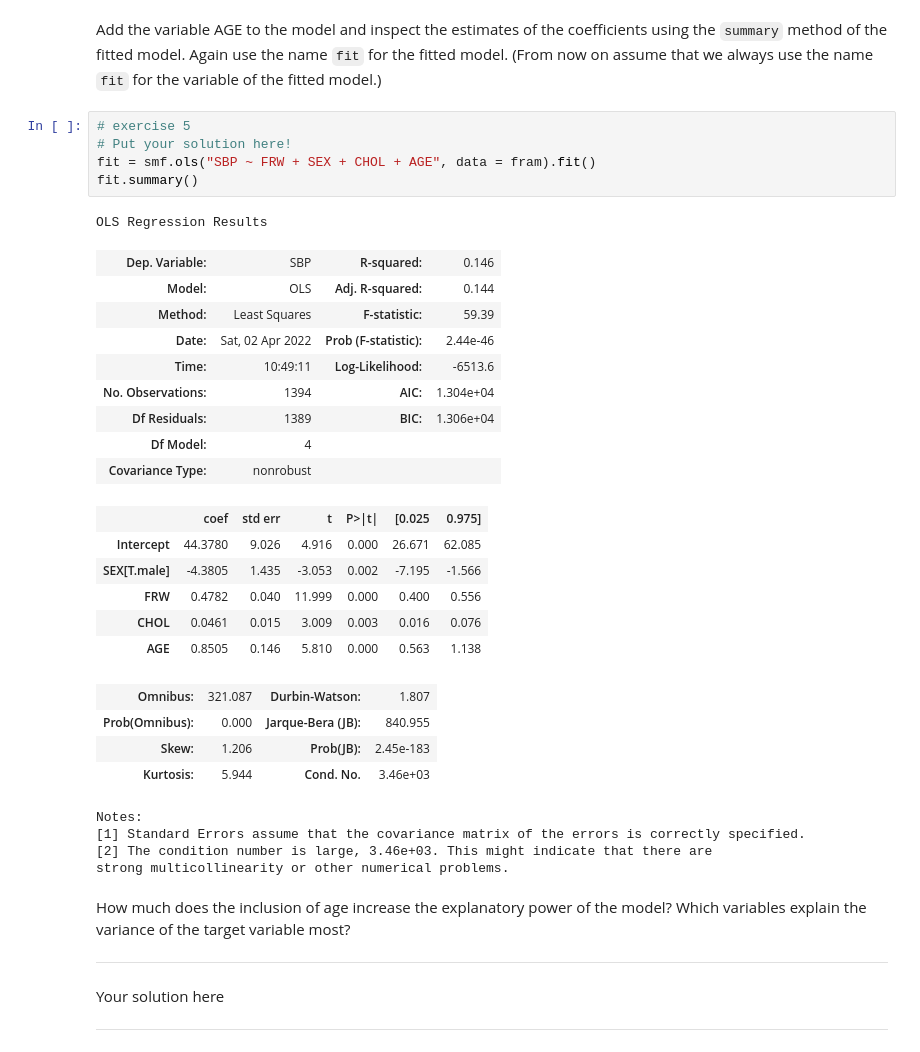
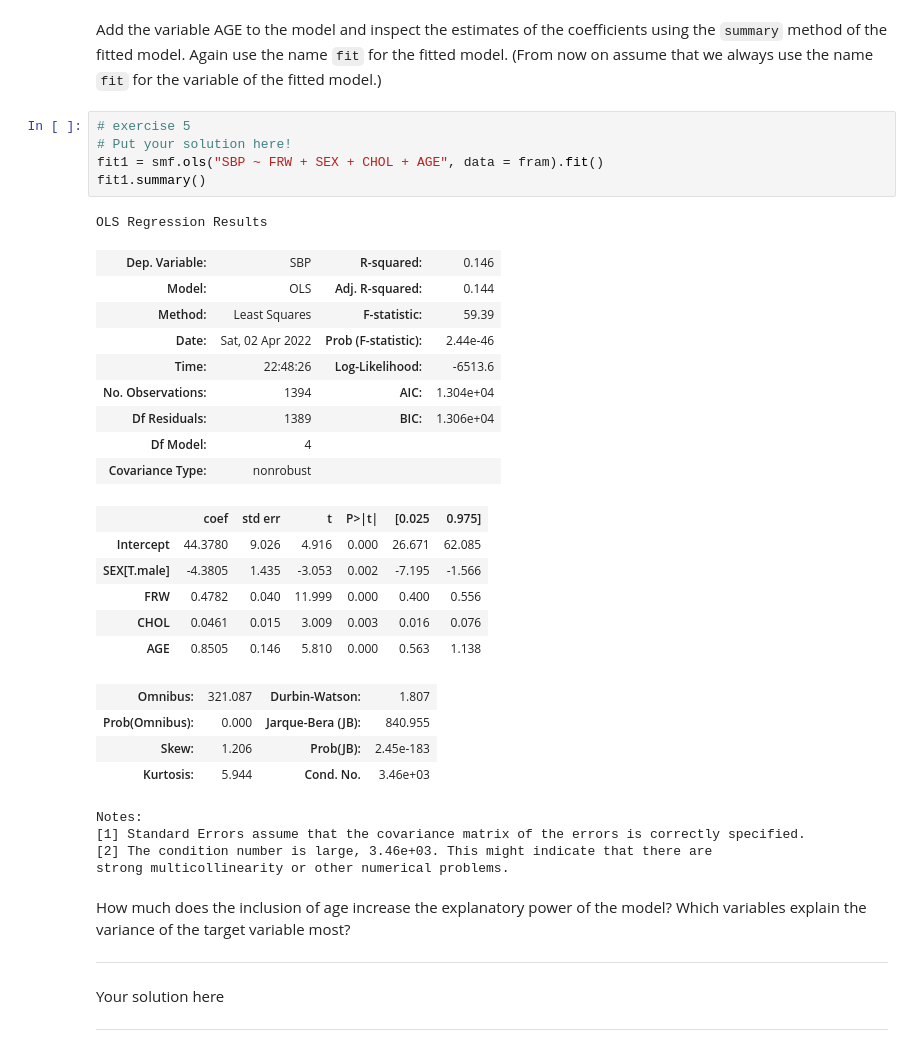
Before and after one commit to ngoubou/data_analysis_python_helsinki, a Jupyter notebook: week7_project/1_project_notebook_regression_analysis.ipynb, the cells around one changed output. Drawn from its saved outputs; the diff is of its cells as text.

```diff
--- a/week7_project/1_project_notebook_regression_analysis.ipynb
+++ b/week7_project/1_project_notebook_regression_analysis.ipynb
@@ -73,15 +73,15 @@ Add the variable AGE to the model and inspect the estimates of the coefficients
 # %%
 # exercise 5
 # Put your solution here!
-fit = smf.ols("SBP ~ FRW + SEX + CHOL + AGE", data = fram).fit()
-fit.summary()
+fit1 = smf.ols("SBP ~ FRW + SEX + CHOL + AGE", data = fram).fit()
+fit1.summary()
 # %% [output]
 OLS Regression Results
 | Dep. Variable: | SBP | R-squared: | 0.146 |
 | Model: | OLS | Adj. R-squared: | 0.144 |
 | Method: | Least Squares | F-statistic: | 59.39 |
 | Date: | Sat, 02 Apr 2022 | Prob (F-statistic): | 2.44e-46 |
-| Time: | 10:49:11 | Log-Likelihood: | -6513.6 |
+| Time: | 22:48:26 | Log-Likelihood: | -6513.6 |
 | No. Observations: | 1394 | AIC: | 1.304e+04 |
 | Df Residuals: | 1389 | BIC: | 1.306e+04 |
 | Df Model: | 4 |  |  |
```
Also changed, not shown: parts of 6 cells of this notebook.
